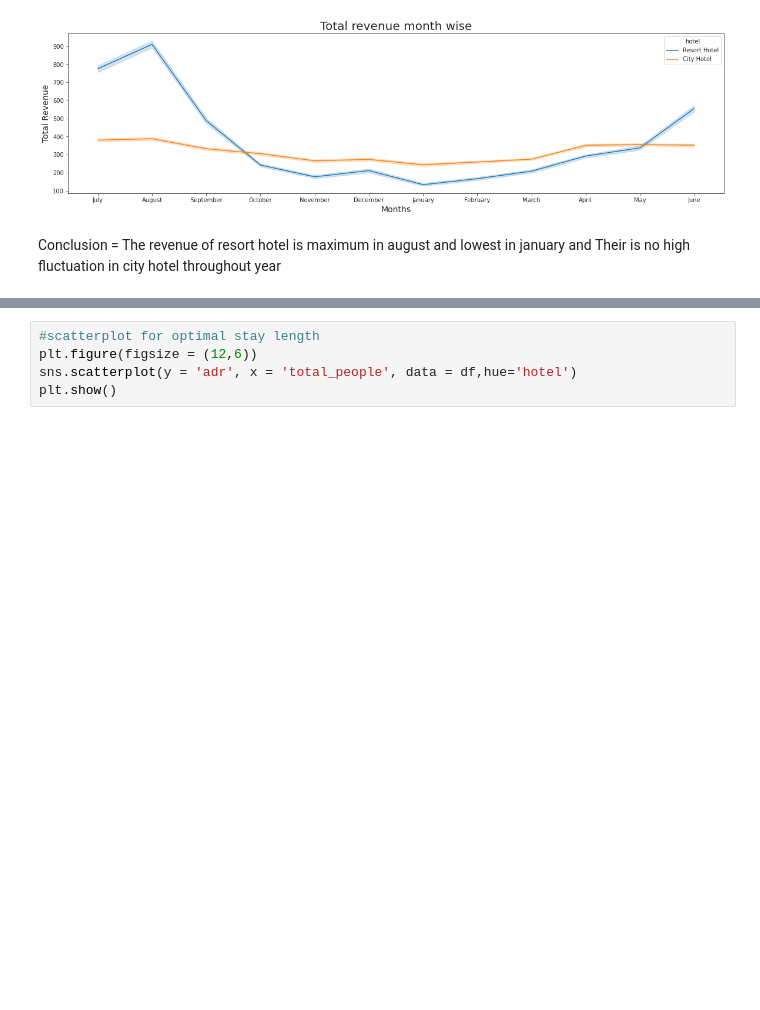
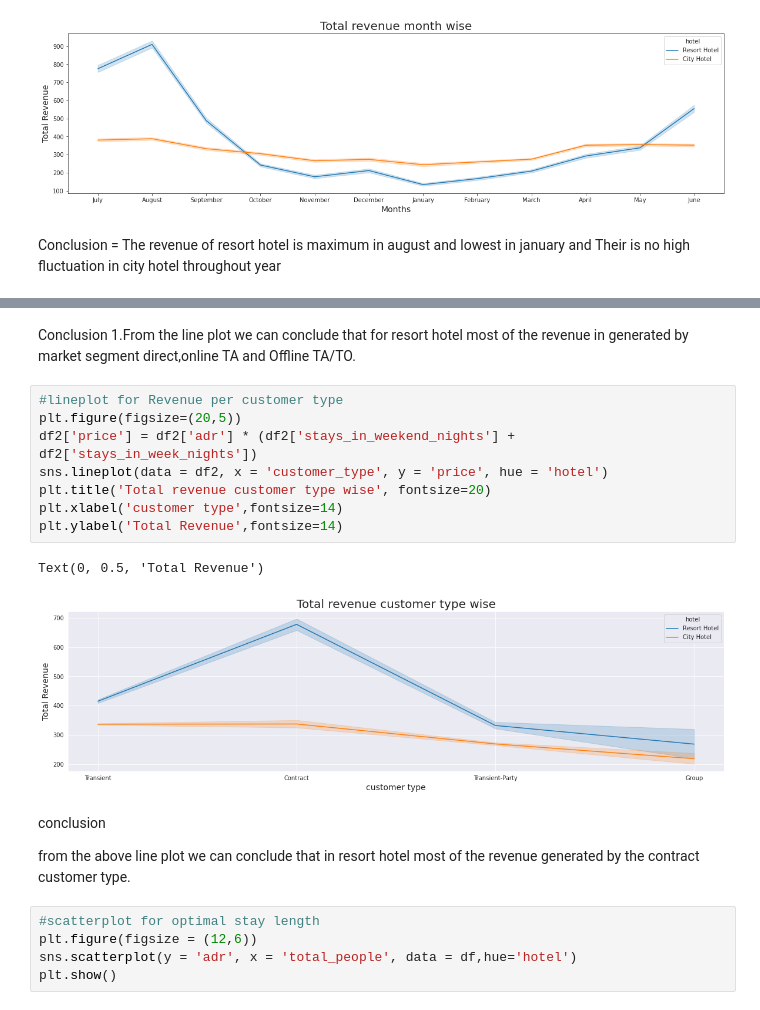
Before and after one commit to Methe11/Hotel-Booking-Analysis, a Jupyter notebook: Aishwarya_Methe_Copy_of_Hotel_Booking_Analysis_Capstone_Project.ipynb, the cells around one changed output, grey strips where cells are left out. Drawn from its saved outputs; the diff is of its cells as text; blank space fills up the shorter version.

```diff
--- a/Aishwarya_Methe_Copy_of_Hotel_Booking_Analysis_Capstone_Project.ipynb
+++ b/Aishwarya_Methe_Copy_of_Hotel_Booking_Analysis_Capstone_Project.ipynb
@@ -765,3 +791,20 @@ Index(['hotel', 'is_canceled', 'lead_time', 'arrival_date_year',
+# %% [markdown]
+Conclusion 1.From the line plot we can conclude that for resort hotel most of the revenue in generated by market segment direct,online TA and Offline TA/TO.
+# %%
+#lineplot for Revenue per customer type
+plt.figure(figsize=(20,5))
+df2['price'] = df2['adr'] * (df2['stays_in_weekend_nights'] + df2['stays_in_week_nights'])
+sns.lineplot(data = df2, x = 'customer_type', y = 'price', hue = 'hotel')
+plt.title('Total revenue customer type wise', fontsize=20)
+plt.xlabel('customer type',fontsize=14)
+plt.ylabel('Total Revenue',fontsize=14)
+# %% [output]
+Text(0, 0.5, 'Total Revenue')
+[figure, added]
+# %% [markdown]
+conclusion
+
+from the above line plot we can conclude that in resort hotel most of the revenue generated by the contract customer type.
 # %%
 #scatterplot for optimal stay length
 plt.figure(figsize = (12,6))
```
Also changed, not shown: parts of 29 cells of this notebook.
